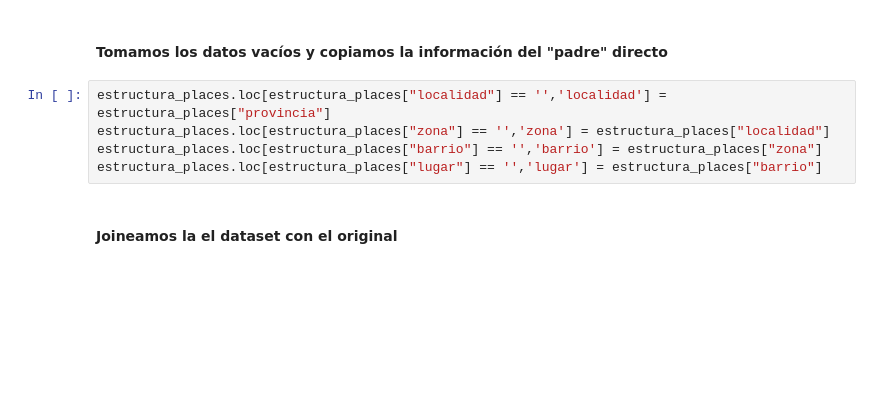
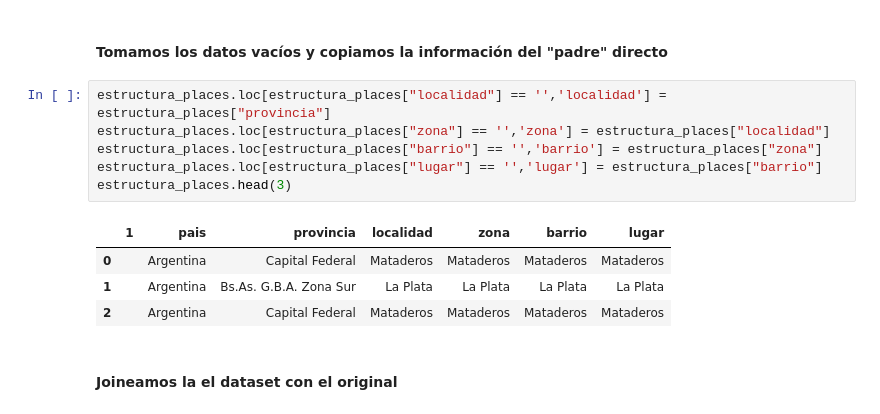
Before and after one commit to ronnygomez/DHDS-7, a Jupyter notebook: Limpieza_place_names.ipynb, the cells around one changed output. Saved outputs shown, nothing was run; the diff lists cells and outputs as text; blank space fills up the shorter version.

```diff
--- a/Limpieza_place_names.ipynb
+++ b/Limpieza_place_names.ipynb
@@ -23,8 +23,14 @@ estructura_places.fillna(value="", inplace=True)
 # %%
 estructura_places.loc[estructura_places["localidad"] == '','localidad'] = estructura_places["provincia"]
 estructura_places.loc[estructura_places["zona"] == '','zona'] = estructura_places["localidad"]
 estructura_places.loc[estructura_places["barrio"] == '','barrio'] = estructura_places["zona"]
 estructura_places.loc[estructura_places["lugar"] == '','lugar'] = estructura_places["barrio"]
+estructura_places.head(3)
+# %% [output]
+|  | 1 | pais | provincia | localidad | zona | barrio | lugar |
+| 0 |  | Argentina | Capital Federal | Mataderos | Mataderos | Mataderos | Mataderos |
+| 1 |  | Argentina | Bs.As. G.B.A. Zona Sur | La Plata | La Plata | La Plata | La Plata |
+| 2 |  | Argentina | Capital Federal | Mataderos | Mataderos | Mataderos | Mataderos |
 # %% [markdown]
 #### Joineamos la el dataset con el original
 # %%
```
Also changed, not shown: 2 other files.
